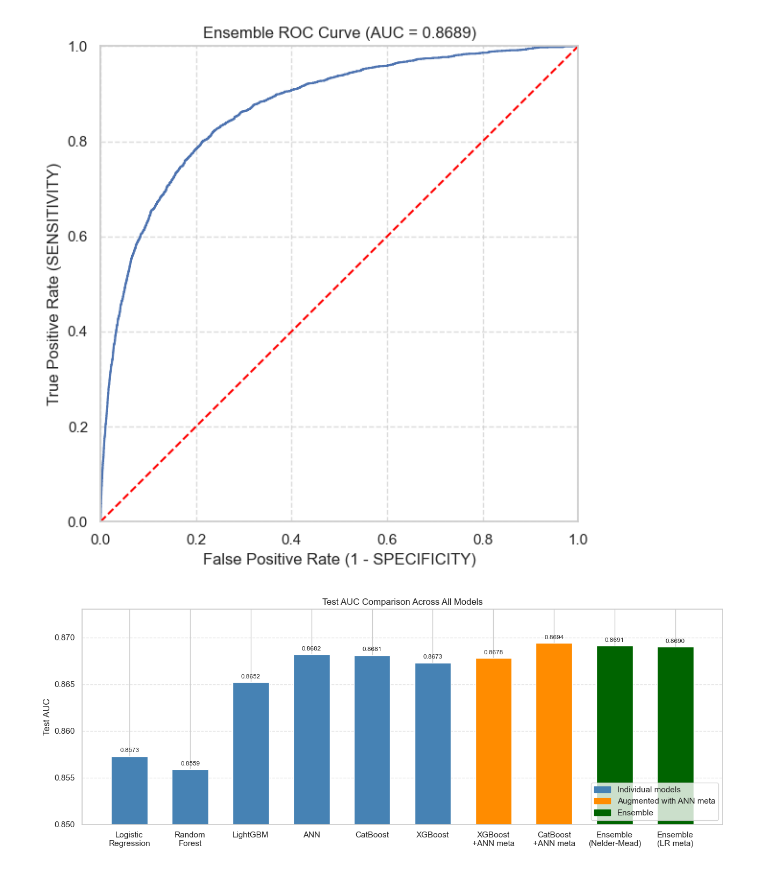
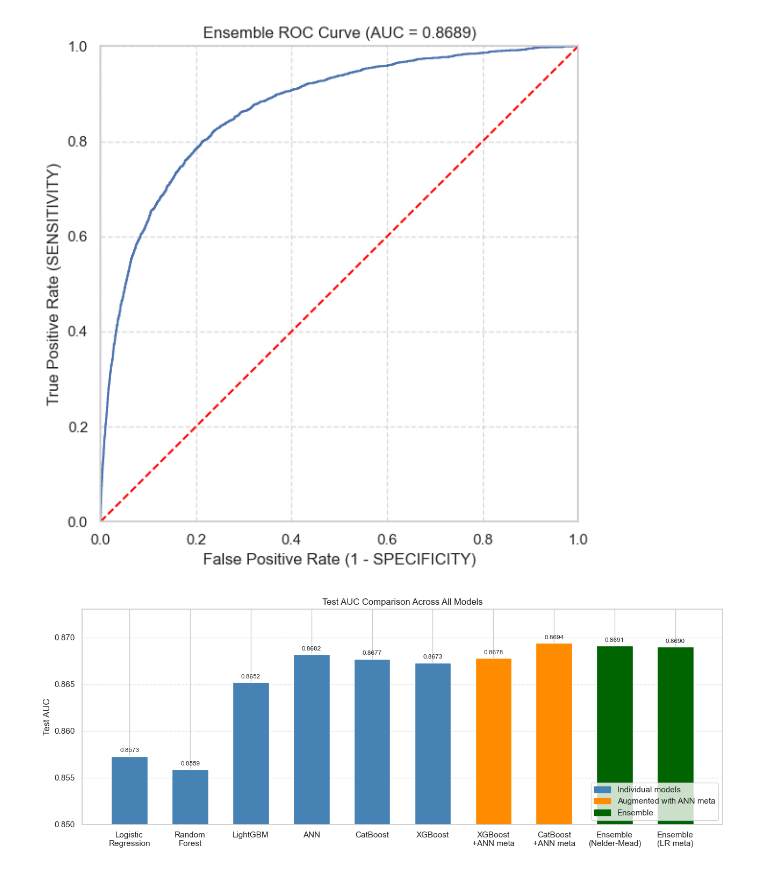
Before and after one commit to giuliacavoletti/NAML_project, a Jupyter notebook: src/GiveMeSomeCredit_logisticreg.ipynb, the cells around one changed output. Drawn from its saved outputs; the diff is of its cells as text; code cells hidden in the pictures.

```diff
--- a/src/GiveMeSomeCredit_logisticreg.ipynb
+++ b/src/GiveMeSomeCredit_logisticreg.ipynb
@@ -1203,35 +1231,35 @@ models = [
     'XGBoost\n+ANN meta', 'CatBoost\n+ANN meta',
     'Ensemble\n(Nelder-Mead)', 'Ensemble\n(LR meta)'
 ]
-aucs = [0.8573, 0.8559, 0.8652, 0.8682, 0.8681, 0.8673,
+aucs = [0.8573, 0.8559, 0.8652, 0.8681, 0.8677, 0.8673,
         0.8678, 0.8694, 0.8691, 0.8690]
 colors = (['steelblue'] * 6 +      # individual models
           ['darkorange'] * 2 +      # augmented models
           ['darkgreen'] * 2)        # ensembles
 
 fig, ax = plt.subplots(figsize=(13, 5))
 bars = ax.bar(models, aucs, color=colors, edgecolor='white', width=0.6)
 
 # Annotate each bar with its AUC value
 for bar, auc in zip(bars, aucs):
     ax.text(bar.get_x() + bar.get_width() / 2,
             bar.get_height() + 0.0003,
             f'{auc:.4f}', ha='center', va='bottom', fontsize=8.5)
 
 ax.set_ylim(0.850, 0.873)
 ax.set_ylabel('Test AUC')
 ax.set_title('Test AUC Comparison Across All Models')
 ax.grid(True, linestyle='--', alpha=0.5, axis='y')
 ax.yaxis.set_major_formatter(plt.FormatStrFormatter('%.3f'))
 
 # Legend
 from matplotlib.patches import Patch
 legend_elements = [Patch(color='steelblue',   label='Individual models'),
                    Patch(color='darkorange',   label='Augmented with ANN meta'),
                    Patch(color='darkgreen',    label='Ensemble')]
 ax.legend(handles=legend_elements, loc='lower right')
 
 plt.tight_layout()
 plt.show()
 # %% [output]
-[figure, old version]
+[figure, new version]
```
Also changed, not shown: parts of 13 cells of this notebook.
